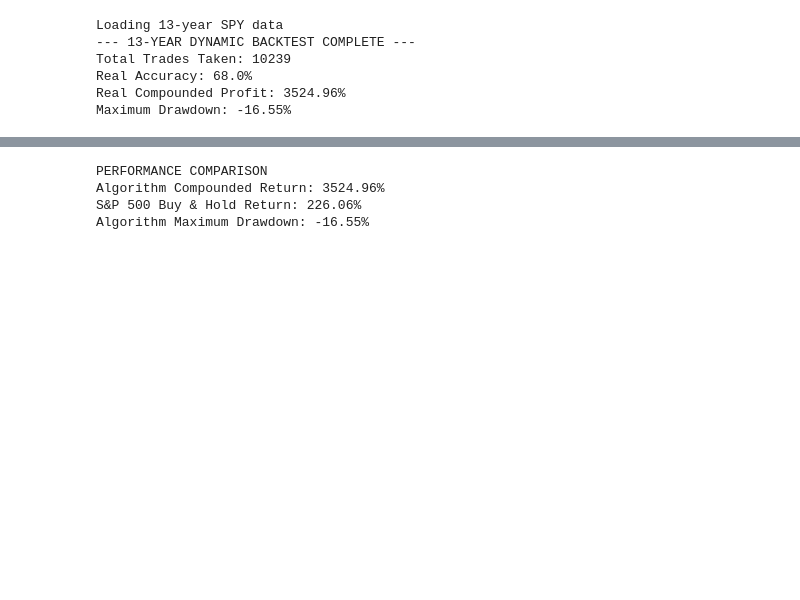
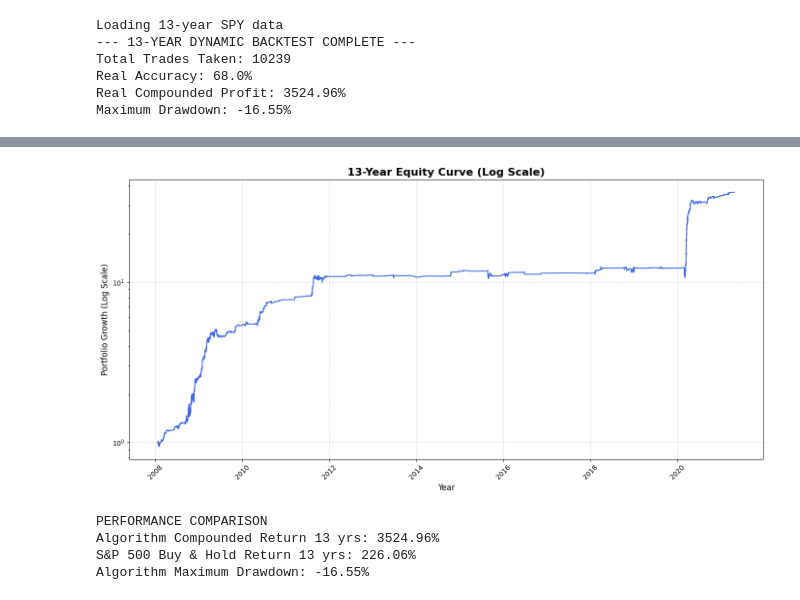
Before and after one commit to cliteka-cell/Absolute-Range-Moving-Average-Strategy, a Jupyter notebook: Absolute_Range_Moving_Averages_Stategy.ipynb, the cells around one changed output, grey strips where cells are left out. Drawn from its saved outputs; the diff is of its cells as text; code cells hidden in the pictures; blank space fills up the shorter version.

```diff
--- a/Absolute_Range_Moving_Averages_Stategy.ipynb
+++ b/Absolute_Range_Moving_Averages_Stategy.ipynb
@@ -339,3 +337,23 @@ plt.show()
+# %%
+# Now the log scale
+trade_log_13yr['Cumulative_Return'] = (1 + trade_log_13yr['Profit']).cumprod()
+
+plt.figure(figsize=(14, 7))
+plt.plot(trade_log_13yr['Entry_Time'], trade_log_13yr['Cumulative_Return'], color='royalblue', linewidth=1.5)
+
+plt.yscale('log')
+
+plt.title('13-Year Equity Curve (Log Scale)', fontsize=16, fontweight='bold')
+plt.xlabel('Year', fontsize=12)
+plt.ylabel('Portfolio Growth (Log Scale)', fontsize=12)
+
+plt.grid(True, linestyle='--', alpha=0.5)
+plt.gca().xaxis.set_major_formatter(mdates.DateFormatter('%Y'))
+plt.xticks(rotation=45)
+plt.tight_layout()
+plt.show()
+# %% [output]
+[figure, added]
 # %%
 start_price = df_13yr['Close'].iloc[0]
 
@@ -344,11 +362,11 @@ end_price = df_13yr['Close'].iloc[-1]
 buy_and_hold_return = ((end_price - start_price) / start_price) * 100
 
 print("PERFORMANCE COMPARISON")
-print(f"Algorithm Compounded Return: {total_profit_pct:.2f}%")
-print(f"S&P 500 Buy & Hold Return: {buy_and_hold_return:.2f}%")
+print(f"Algorithm Compounded Return 13 yrs: {total_profit_pct:.2f}%")
+print(f"S&P 500 Buy & Hold Return 13 yrs: {buy_and_hold_return:.2f}%")
 print(f"Algorithm Maximum Drawdown: {max_drawdown:.2f}%")
 # %% [output]
 PERFORMANCE COMPARISON
-Algorithm Compounded Return: 3524.96%
-S&P 500 Buy & Hold Return: 226.06%
+Algorithm Compounded Return 13 yrs: 3524.96%
+S&P 500 Buy & Hold Return 13 yrs: 226.06%
 Algorithm Maximum Drawdown: -16.55%
```
Also changed, not shown: parts of 1 cell of this notebook.
